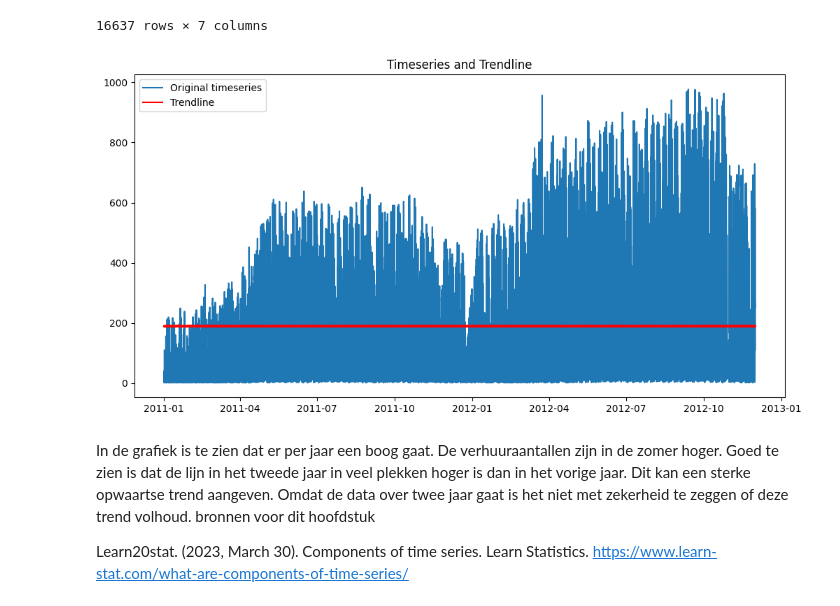
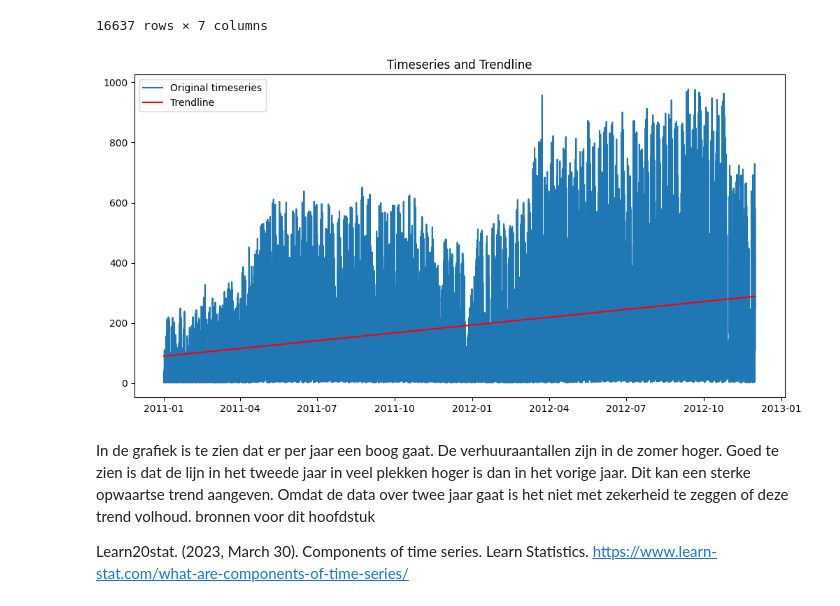
Before and after one commit to BJHeemskerk/MachineLearning, a Jupyter notebook: Verhuuraantallen/Opdracht 2.ipynb, the cells around one changed output. Saved outputs shown, nothing was run; the diff lists cells and outputs as text; code cells hidden in the pictures.

```diff
--- a/Verhuuraantallen/Opdracht 2.ipynb
+++ b/Verhuuraantallen/Opdracht 2.ipynb
@@ -649,28 +649,25 @@ df_trend
 # %%
 # Index naar datetime
 df_trend.index = pd.to_datetime(df_trend.index, format='%Y-%m-%d %H:%M:%S')
 df_trend = df_trend.asfreq('H')
 
-# Geen missende waardes
-df_trend['cnt'] = df_trend['cnt'].interpolate(method='linear', limit_direction='both')
-
 # Linear regression om de trendlijn te maken
-X = pd.to_numeric(df_trend.index.astype('int64').astype(int) / 1e9).values.reshape(-1, 1)
+X = pd.to_numeric(df_trend.index).values.reshape(-1, 1)
 y = df_trend['cnt'].values
 trendmodel = LinearRegression().fit(X, y)
 
 # trendlijn voorspellen
 trendline = trendmodel.predict(X)
 
 # Originele timeseries plotten met trendlijn
 plt.figure(figsize=(12, 6))
 plt.plot(df_trend['cnt'], label='Original timeseries')
 plt.plot(df_trend.index, trendline, label='Trendline', color='red')
 plt.legend()
 plt.title('Timeseries and Trendline')
 plt.show()
 # %% [output]
-[figure, old version]
+[figure, new version]
 # %% [markdown]
 In de grafiek is te zien dat er per jaar een boog gaat. De verhuuraantallen zijn in de zomer hoger. Goed te zien is dat de lijn in het tweede jaar in veel plekken hoger is dan in het vorige jaar. Dit kan een sterke opwaartse trend aangeven. Omdat de data over twee jaar gaat is het niet met zekerheid te zeggen of deze trend volhoud.
 bronnen voor dit hoofdstuk
```
